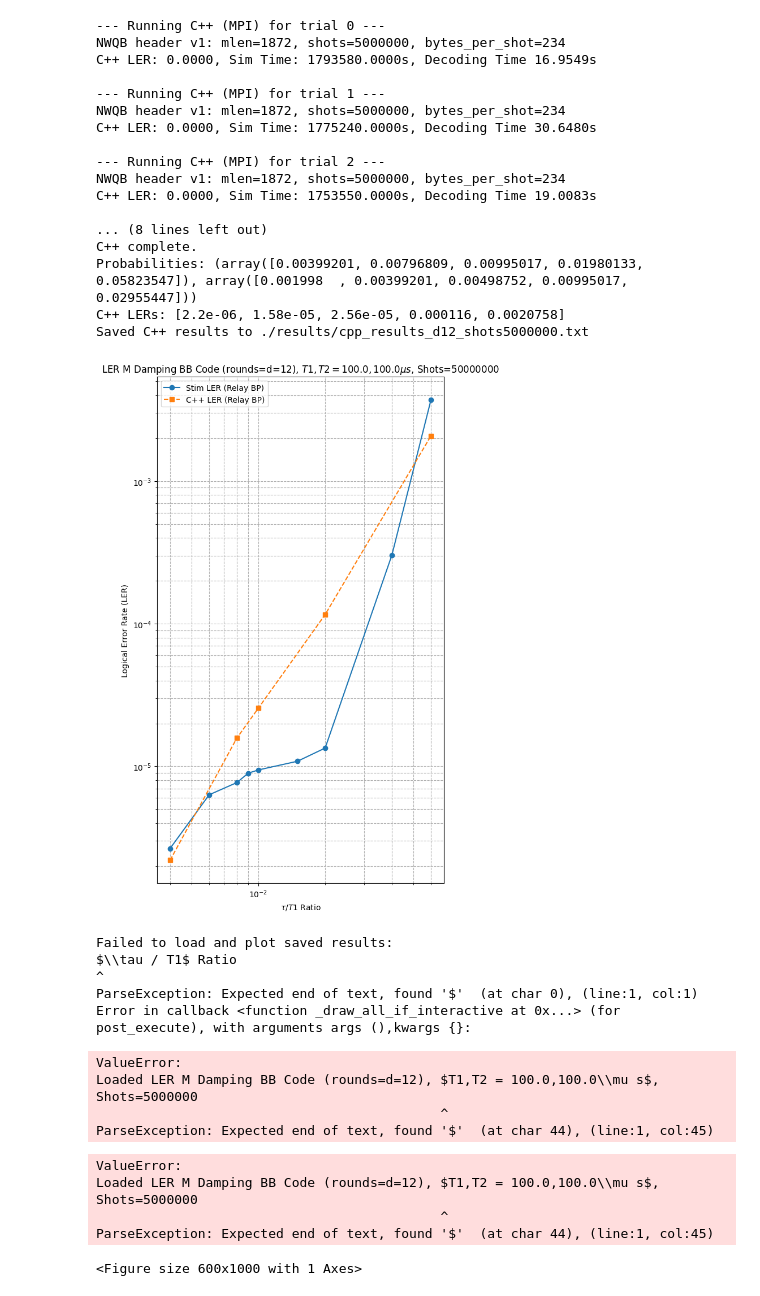
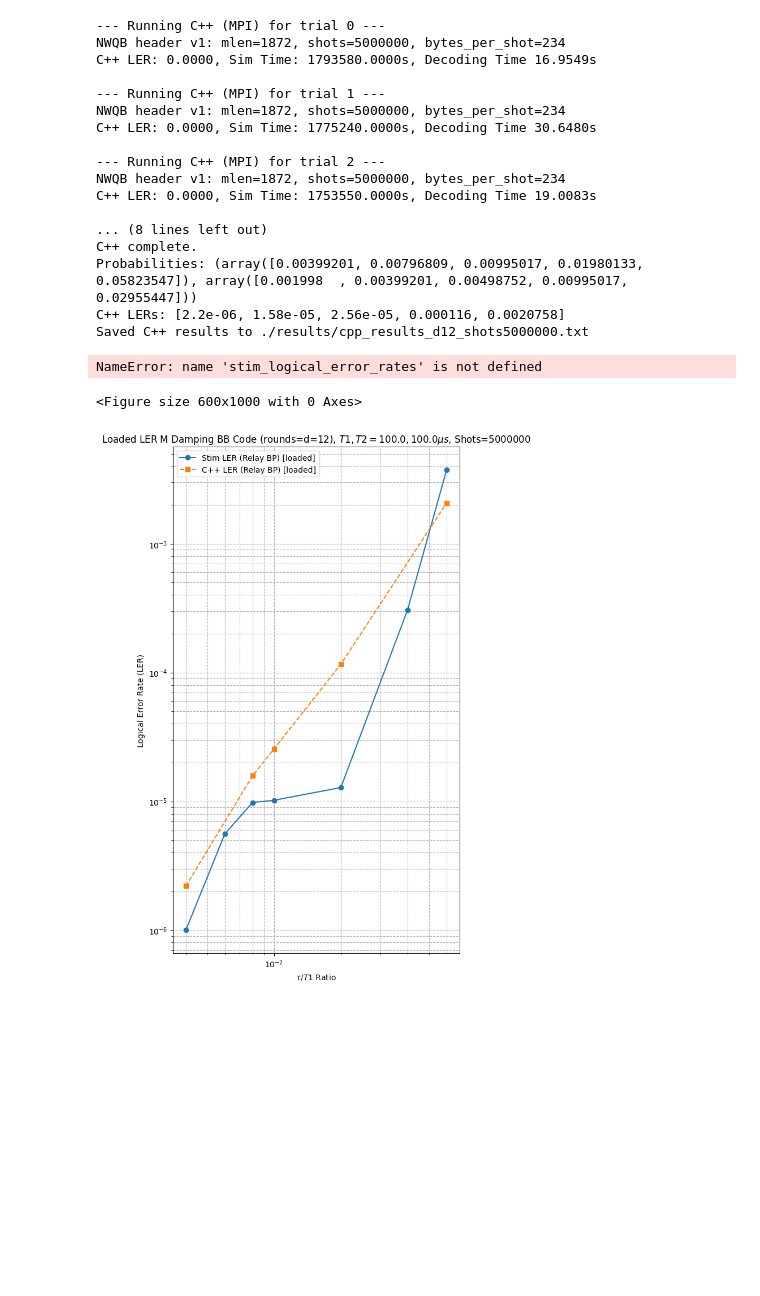
Before and after one commit to pnnl/NWQ-Sim, a Jupyter notebook: stabilizer/damping_work/relay_bp_decoding/relay/examples/bb_ler_relay.ipynb, the cells around one changed output. Saved outputs shown, nothing was run; the diff lists cells and outputs as text; code cells hidden in the pictures; blank space fills up the shorter version.

```diff
--- a/stabilizer/damping_work/relay_bp_decoding/relay/examples/bb_ler_relay.ipynb
+++ b/stabilizer/damping_work/relay_bp_decoding/relay/examples/bb_ler_relay.ipynb
@@ -90,7 +104,7 @@ Compilation successful.
 circuit = "bicycle_bivariate_144_12_12_memory_Z"
 distance = 12
 rounds = 12
-SHOTS = 50000000
+SHOTS = 1000000
 
 XYZ_decoding = False
 
@@ -115,8 +129,8 @@ decoder = SinterDecoder_RelayBP(
 tasks = []
 T1 = 10 ** -4
 T2 = 10 ** -4
-# cpp_tau = np.array([4*10**-7,8*10**-7, 10**-6, 2*10**-6, 6*10**-6])
-tau = np.array([4*10**-7, 6*10**-7, 8*10**-7, 9*10**-7, 10**-6, 1.5*10**-6, 2*10**-6, 4*10**-6, 6*10**-6])
+tau = np.array([8*10**-7, 10**-6, 2*10**-6, 3*10**-6, 4*10**-6, 6*10**-6])*10
+# tau = np.array([4*10**-7, 6*10**-7, 8*10**-7, 9*10**-7, 10**-6, 1.5*10**-6, 2*10**-6, 4*10**-6, 6*10**-6])
 lam = 1/T2 - 1/(2*T1)
 p_amp = 1 - np.exp(-tau/T1)
 p_phase = 1 - np.exp(-lam*tau)
@@ -434,7 +440,7 @@ Saved C++ results to ./results/cpp_results_d12_shots5000000.txt
 plt.figure(figsize=(6, 10))
 
 plt.plot(tau/T1, stim_logical_error_rates, 'o-', label='Stim LER (Relay BP)')
-plt.plot(cpp_tau/T1, cpp_logical_error_rates, 's--', label='C++ LER (Relay BP)')
+plt.plot(tau/T1, cpp_logical_error_rates, 's--', label='C++ LER (Relay BP)')
 plt.xlabel(r"$\tau / T1$ Ratio")
 plt.ylabel("Logical Error Rate (LER)")
 plt.title(rf"LER M Damping BB Code (rounds=d={distance}), $T1,T2 = {T1*10**6},{T2*10**6} \mu s$, Shots={SHOTS}")
@@ -450,13 +456,15 @@ plt.show()
 
 # New cell: Load from files and re-plot without recomputing
 # %% [output]
-[figure, removed]
+NameError: name 'stim_logical_error_rates' is not defined
+<Figure size 600x1000 with 0 Axes>
 # %%
 import numpy as np
 import matplotlib.pyplot as plt
 from pathlib import Path
 
 # Reload and plot previously saved results
+SHOTS = 5000000
 try:
     # Fallback if results_dir isn't defined in this session
     results_dir = globals().get('results_dir', './results')
@@ -475,48 +483,35 @@ try:
         data = []
         with open(path, 'r') as f:
             for line in f:
                 if line.startswith('#') or not line.strip():
                     continue
                 parts = line.strip().split('\t')
                 if len(parts) >= 4:
                     ta, pa, pp, ler = map(float, parts[:4])
                     data.append((ta, pa, pp, ler))
         data = np.array(data)
         return data[:, 0], data[:, 1], data[:, 2], data[:, 3]
 
     tau_s, p_amp_s, p_phase_s, stim_ler_s = load_results(stim_results_path)
     tau_c, p_amp_c, p_phase_c, cpp_ler_c = load_results(cpp_results_path)
 
     # Basic consistency check
-    if not np.allclose(tau_s, tau_c):
-        print("Warning: tau arrays differ between Stim and C++ results; proceeding with Stim taus for x-axis.")
+    # if not np.allclose(tau_s, tau_c):
+    #     print("Warning: tau arrays differ between Stim and C++ results; proceeding with Stim taus for x-axis.")
 
     plt.figure(figsize=(6, 10))
     plt.plot(tau_s / T1, stim_ler_s, 'o-', label='Stim LER (Relay BP) [loaded]')
     plt.plot(tau_c / T1, cpp_ler_c, 's--', label='C++ LER (Relay BP) [loaded]')
-    plt.xlabel(r"$\\tau / T1$ Ratio")
+    plt.xlabel(r"$\tau / T1$ Ratio")
     plt.ylabel("Logical Error Rate (LER)")
-    plt.title(rf"Loaded LER M Damping BB Code (rounds=d={distance}), $T1,T2 = {T1*10**6},{T2*10**6}\\mu s$, Shots={SHOTS}")
+    plt.title(rf"Loaded LER M Damping BB Code (rounds=d={distance}), $T1,T2 = {T1*10**6},{T2*10**6} \mu s$, Shots={SHOTS}")
     plt.xscale('log')
     plt.yscale('log')
     plt.grid(True, which="both", ls="--")
     plt.legend()
     plt.tight_layout()
     plt.show()
 except Exception as e:
     print("Failed to load and plot saved results:", e)
 # %% [output]
-Failed to load and plot saved results:
-$\\tau / T1$ Ratio
-^
-ParseException: Expected end of text, found '$'  (at char 0), (line:1, col:1)
-Error in callback <function _draw_all_if_interactive at 0x...> (for post_execute), with arguments args (),kwargs {}:
-ValueError:
-Loaded LER M Damping BB Code (rounds=d=12), $T1,T2 = 100.0,100.0\\mu s$, Shots=5000000
-                                            ^
-ParseException: Expected end of text, found '$'  (at char 44), (line:1, col:45)
-ValueError:
-Loaded LER M Damping BB Code (rounds=d=12), $T1,T2 = 100.0,100.0\\mu s$, Shots=5000000
-                                            ^
-ParseException: Expected end of text, found '$'  (at char 44), (line:1, col:45)
-<Figure size 600x1000 with 1 Axes>
+[figure, added]
```
Also changed, not shown: parts of 4 cells of this notebook, 12 other files.
